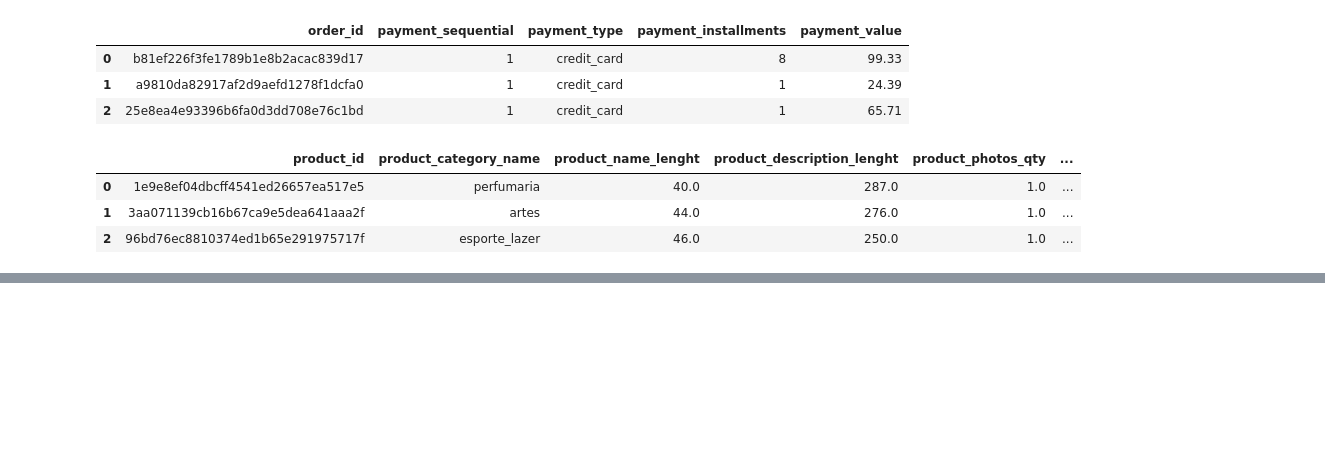
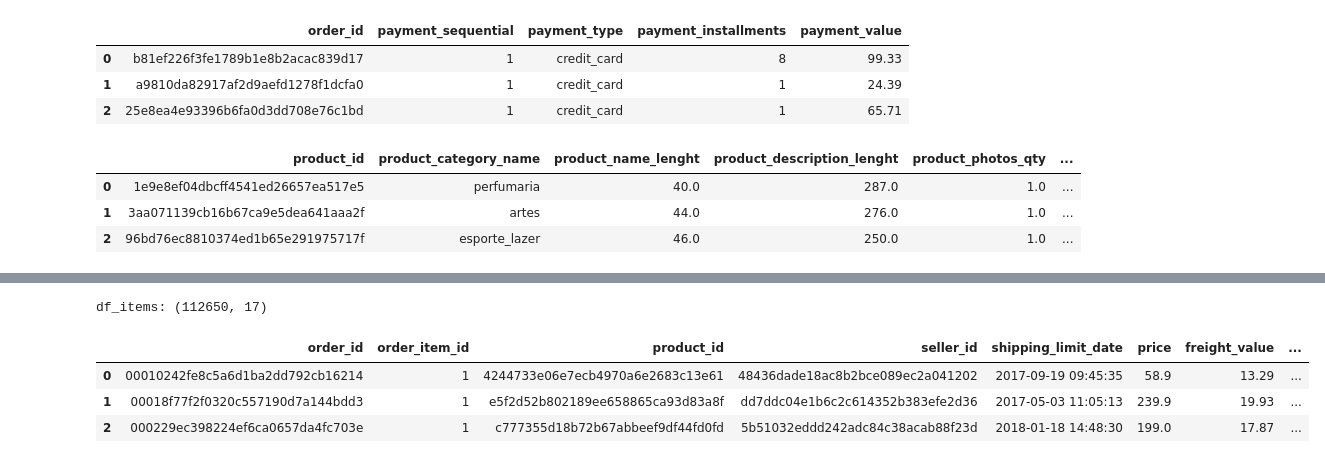
Before and after one commit to moura07/portfolio-analise-dados-ecommerce, a Jupyter notebook: 03_python/01_eda_limpeza.ipynb, the cells around one changed output, grey strips where cells are left out. Saved outputs shown, nothing was run; the diff lists cells and outputs as text; code cells hidden in the pictures; blank space fills up the shorter version.

```diff
--- a/03_python/01_eda_limpeza.ipynb
+++ b/03_python/01_eda_limpeza.ipynb
@@ -93,0 +118,11 @@ products: (32951, 9)
+# %%
+# Carregar e Preparar Tradução
+
+category_translation = read_csv_safe("product_category_name_translation.csv")
+
+category_translation = category_translation.rename(columns={
+    "product_category_name": "product_category_name_pt",
+    "product_category_name_english": "product_category_name_en"
+})
+
+display(category_translation.head())
@@ -93,0 +137,51 @@ products: (32951, 9)
+# %%
+# Criar Base Analítica (Join) para KPIs
+# Base analítica por item (df_items)
+# Objetivo: Juntar as tabelas em uma visão pronta para KPI
+
+# 1) Começamos por order_items (linha por item vendido)
+df_items = order_items.copy()
+
+# 2) Criamos uma coluna de receita por item incluindo frete
+# (Isso é úil porque algumas análises querem "itens", outras "intes+frete")
+df_items["revenue_item_with_freight"] = df_items["price"] +df_items["freight_value"]
+
+# 3) Juntamos com orders para trazer data, status e customer_id
+# on="order_id" é a chave que conecta item -> pedido
+df_items = df_items.merge(
+    orders[["order_id", "customer_id", "order_status", "order_purchase_timestamp", "ano_mes"]],
+    on="order_id",
+    how="left" # left = mantém todos os itens mesmo se algo estiver faltando
+)
+
+# 4) Juntamos com customers para trazer localização (estado e cidade)
+df_items = df_items.merge(
+    customers[["customer_id", "customer_state", "customer_city"]],
+    on="customer_id",
+    how="left"
+)
+
+# 5) Juntamos com products para trazer categoria
+df_items = df_items.merge(
+    products[["product_id", "product_category_name"]],
+    on="product_id",
+    how="left"
+)
+
+# 6) Juntamos com tradução de categoria
+# Aqui conectamos: products.product_category_name (pt) -> translation.product_category_name_pt
+df_items = df_items.merge(
+    category_translation,
+    left_on="product_category_name",
+    right_on="product_category_name_pt",
+    how="left"
+)
+
+print("df_items:", df_items.shape)
+display(df_items.head(3))
+# %% [output]
+df_items: (112650, 17)
+|  | order_id | order_item_id | product_id | seller_id | shipping_limit_date | price | freight_value | ... |
+| 0 | 00010242fe8c5a6d1ba2dd792cb16214 | 1 | 4244733e06e7ecb4970a6e2683c13e61 | 48436dade18ac8b2bce089ec2a041202 | 2017-09-19 09:45:35 | 58.9 | 13.29 | ... |
+| 1 | 00018f77f2f0320c557190d7a144bdd3 | 1 | e5f2d52b802189ee658865ca93d83a8f | dd7ddc04e1b6c2c614352b383efe2d36 | 2017-05-03 11:05:13 | 239.9 | 19.93 | ... |
+| 2 | 000229ec398224ef6ca0657da4fc703e | 1 | c777355d18b72b67abbeef9df44fd0fd | 5b51032eddd242adc84c38acab88f23d | 2018-01-18 14:48:30 | 199.0 | 17.87 | ... |
```
Also changed, not shown: parts of 3 cells of this notebook.
